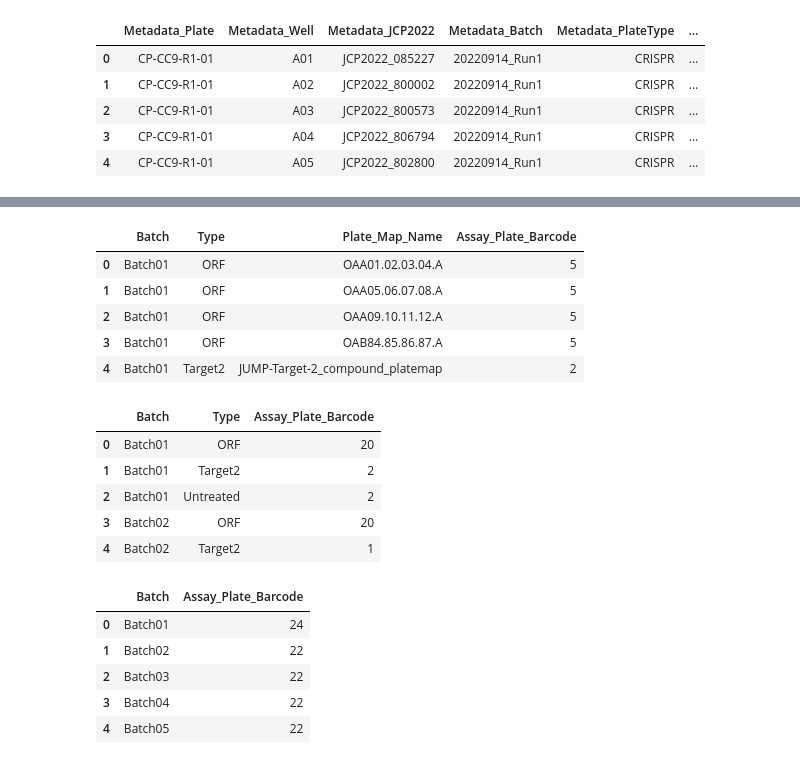
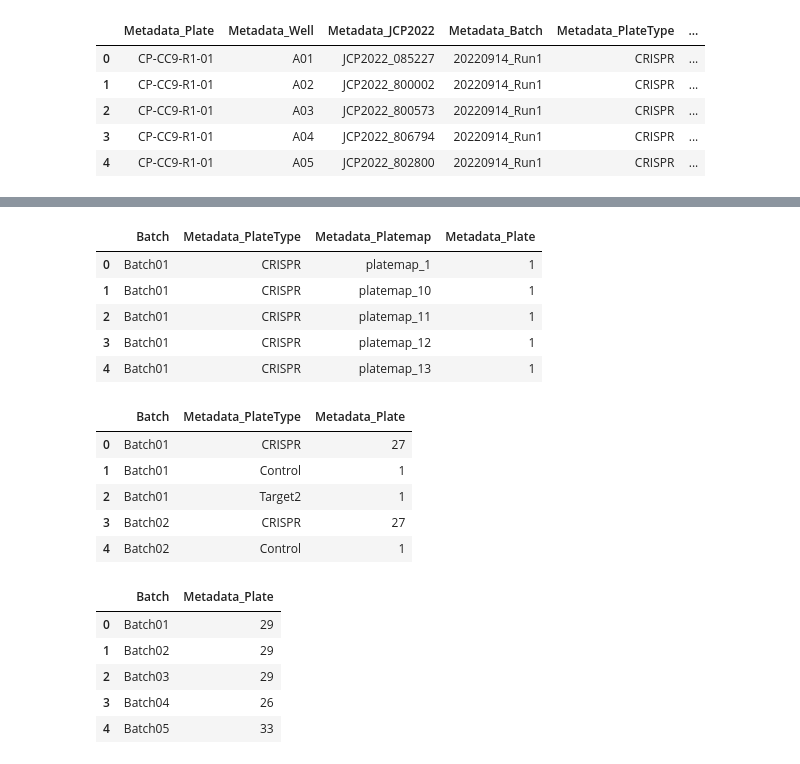
Before and after one commit to jump-cellpainting/2024_Chandrasekaran_Morphmap, a Jupyter notebook: 04.create-visualization/00.1.create-circos-plot-crispr.ipynb, the cells around one changed output, grey strips where cells are left out. Cells and saved outputs as stored; diff of their text form; code cells hidden in the pictures.

```diff
--- a/04.create-visualization/00.1.create-circos-plot-crispr.ipynb
+++ b/04.create-visualization/00.1.create-circos-plot-crispr.ipynb
@@ -110,0 +73,9 @@ experiment_metadata_df.head()
+# %%
+# Keep only one row per plate
+
+crispr_metadata = (
+    crispr_metadata.drop_duplicates(subset=["Metadata_Plate"], keep="first")
+    .reset_index(drop=True)
+)[["Metadata_Batch", "Metadata_Plate", "Metadata_PlateType"]]
+
+crispr_metadata.head()
@@ -111,8 +89,10 @@ experiment_metadata_df.head()
+# %%
+# Add Platemap information
+
+crispr_metadata = crispr_metadata.merge(platemap_df, on="Metadata_Plate", how="left")
 # %%
-# Add leading zeros to batch
+# Create batch name
 
-experiment_metadata_df["Batch"] = experiment_metadata_df["Batch"].apply(
-    lambda x: f"{x[0:5]}{int(x[5:]):02}"
+crispr_metadata["Batch"] = crispr_metadata["Metadata_Batch"].apply(
+    lambda x: f"Batch{int(x[-1:]):02}"
 )
-
-experiment_metadata_df.head()
@@ -126,57 +99,57 @@ experiment_metadata_df.head()
 # %%
-# Sorting the dataframe by Batch and Assay_Plate_Barcode
+# Sort the dataframe by Batch and Plate Name
 
-experiment_metadata_df = experiment_metadata_df.sort_values(
-    by=["Batch", "Assay_Plate_Barcode"],
+crispr_metadata = crispr_metadata.sort_values(
+    by=["Batch", "Metadata_Plate"],
 ).reset_index(drop=True)
 # %%
 # Number of plates per platemap per perturbation type per batch
 
 n_plates_platemap_perturbation_batch = (
-    experiment_metadata_df.groupby(["Batch", "Type", "Plate_Map_Name"])
-    .agg({"Assay_Plate_Barcode": "count"})
+    crispr_metadata.groupby(["Batch", "Metadata_PlateType", "Metadata_Platemap"])
+    .agg({"Metadata_Plate": "count"})
     .reset_index()
 )
 
 n_plates_platemap_perturbation_batch.head()
 # %% [output]
-|  | Batch | Type | Plate_Map_Name | Assay_Plate_Barcode |
-| 0 | Batch01 | ORF | OAA01.02.03.04.A | 5 |
-| 1 | Batch01 | ORF | OAA05.06.07.08.A | 5 |
-| 2 | Batch01 | ORF | OAA09.10.11.12.A | 5 |
-| 3 | Batch01 | ORF | OAB84.85.86.87.A | 5 |
-| 4 | Batch01 | Target2 | JUMP-Target-2_compound_platemap | 2 |
+|  | Batch | Metadata_PlateType | Metadata_Platemap | Metadata_Plate |
+| 0 | Batch01 | CRISPR | platemap_1 | 1 |
+| 1 | Batch01 | CRISPR | platemap_10 | 1 |
+| 2 | Batch01 | CRISPR | platemap_11 | 1 |
+| 3 | Batch01 | CRISPR | platemap_12 | 1 |
+| 4 | Batch01 | CRISPR | platemap_13 | 1 |
 # %%
 # Number of plates per perturbation type per batch
 
 n_plates_perturbation_batch = (
-    n_plates_platemap_perturbation_batch.groupby(["Batch", "Type"])
-    .agg({"Assay_Plate_Barcode": "sum"})
+    n_plates_platemap_perturbation_batch.groupby(["Batch", "Metadata_PlateType"])
+    .agg({"Metadata_Plate": "sum"})
     .reset_index()
 )
 
 n_plates_perturbation_batch.head()
 # %% [output]
-|  | Batch | Type | Assay_Plate_Barcode |
-| 0 | Batch01 | ORF | 20 |
-| 1 | Batch01 | Target2 | 2 |
-| 2 | Batch01 | Untreated | 2 |
-| 3 | Batch02 | ORF | 20 |
-| 4 | Batch02 | Target2 | 1 |
+|  | Batch | Metadata_PlateType | Metadata_Plate |
+| 0 | Batch01 | CRISPR | 27 |
+| 1 | Batch01 | Control | 1 |
+| 2 | Batch01 | Target2 | 1 |
+| 3 | Batch02 | CRISPR | 27 |
+| 4 | Batch02 | Control | 1 |
 # %%
 # Number of plates per batch
 
 n_plates_batch = (
     n_plates_perturbation_batch.groupby("Batch")
-    .agg({"Assay_Plate_Barcode": "sum"})
+    .agg({"Metadata_Plate": "sum"})
     .reset_index()
 )
 
 n_plates_batch.head()
 # %% [output]
-|  | Batch | Assay_Plate_Barcode |
-| 0 | Batch01 | 24 |
-| 1 | Batch02 | 22 |
-| 2 | Batch03 | 22 |
-| 3 | Batch04 | 22 |
-| 4 | Batch05 | 22 |
+|  | Batch | Metadata_Plate |
+| 0 | Batch01 | 29 |
+| 1 | Batch02 | 29 |
+| 2 | Batch03 | 29 |
+| 3 | Batch04 | 26 |
+| 4 | Batch05 | 33 |
```
Also changed, not shown: parts of 14 cells of this notebook, 4 other files.
